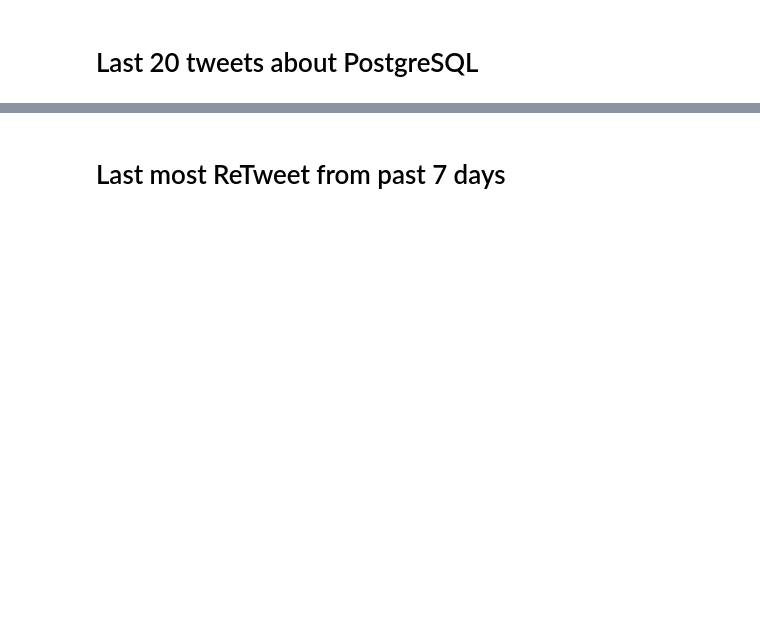
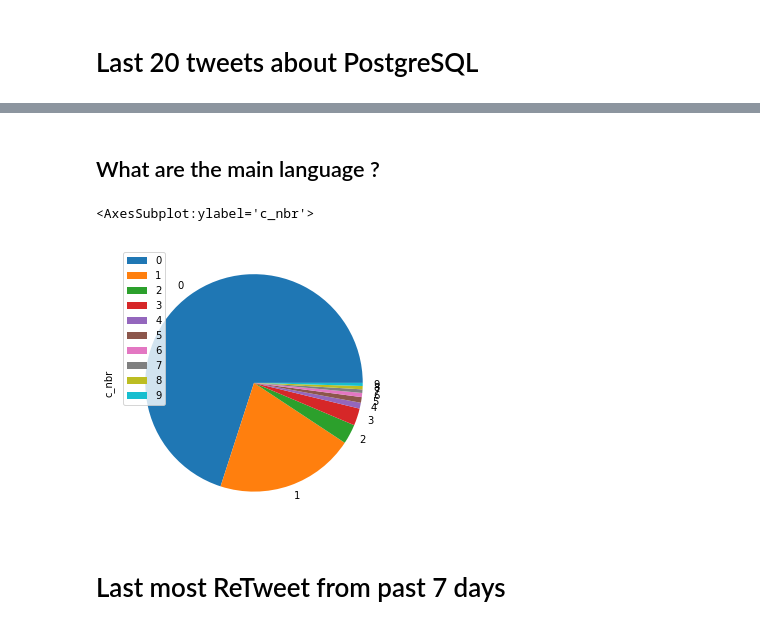
Before and after one commit to mlanciau/DataPipelineDemo, a Jupyter notebook: notebooks/Twitter PostgreSQL Analytics.ipynb, the cells around one changed output, grey strips where cells are left out. Saved outputs shown, nothing was run; the diff lists cells and outputs as text; code cells hidden in the pictures; blank space fills up the shorter version.

```diff
--- a/notebooks/Twitter PostgreSQL Analytics.ipynb
+++ b/notebooks/Twitter PostgreSQL Analytics.ipynb
@@ -42,3 +42,17 @@ LIMIT 20
+# %% [markdown]
+## What are the main language ?
+# %%
+data = pd.read_sql('''
+SELECT c_lang, COUNT(*) AS c_nbr
+FROM mlanciau_gold.t_twitter_postgresql
+GROUP BY c_lang
+ORDER BY c_nbr DESC
+LIMIT 10
+''', conn)
+data.plot(x='c_lang', y='c_nbr', kind='pie')
+# %% [output]
+<AxesSubplot:ylabel='c_nbr'>
+[figure, added]
 # %% [markdown]
 # Last most ReTweet from past 7 days
 # %%
```
Also changed, not shown: parts of 4 cells of this notebook.
